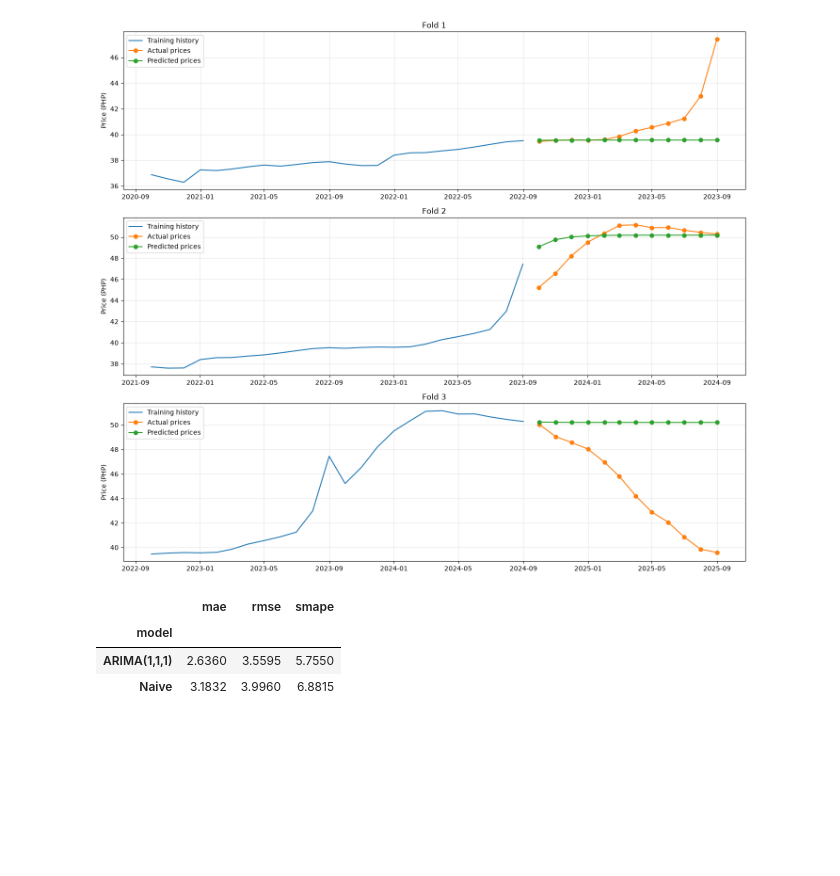
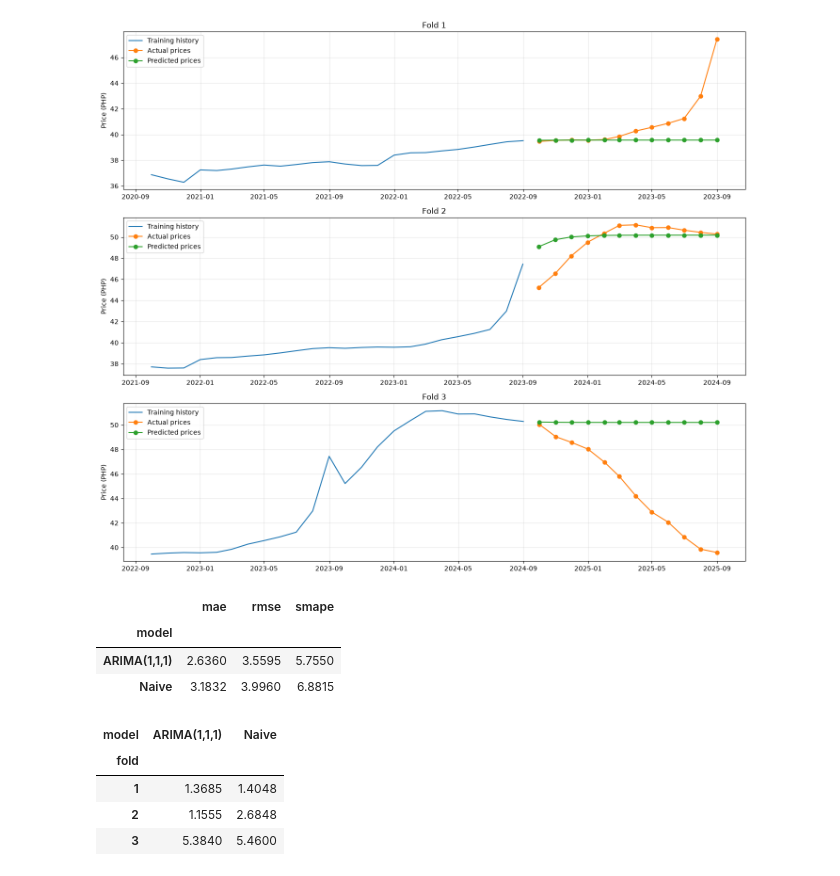
Before and after one commit to migwell-dev/presyo-ph, a Jupyter notebook: notebooks/07_time_series_diagnostics.ipynb, the cells around one changed output. Saved outputs shown, nothing was run; the diff lists cells and outputs as text; code cells hidden in the pictures; blank space fills up the shorter version.

```diff
--- a/notebooks/07_time_series_diagnostics.ipynb
+++ b/notebooks/07_time_series_diagnostics.ipynb
@@ -301,3 +314,15 @@ display(
 | model |  |  |  |
 | ARIMA(1,1,1) | 2.6360 | 3.5595 | 5.7550 |
 | Naive | 3.1832 | 3.9960 | 6.8815 |
+# %%
+display(
+    comparison
+    .pivot(index="fold", columns="model", values="mae")
+    .round(4)
+)
+# %% [output]
+| model | ARIMA(1,1,1) | Naive |
+| fold |  |  |
+| 1 | 1.3685 | 1.4048 |
+| 2 | 1.1555 | 2.6848 |
+| 3 | 5.3840 | 5.4600 |
```
Also changed, not shown: parts of 6 cells of this notebook.
